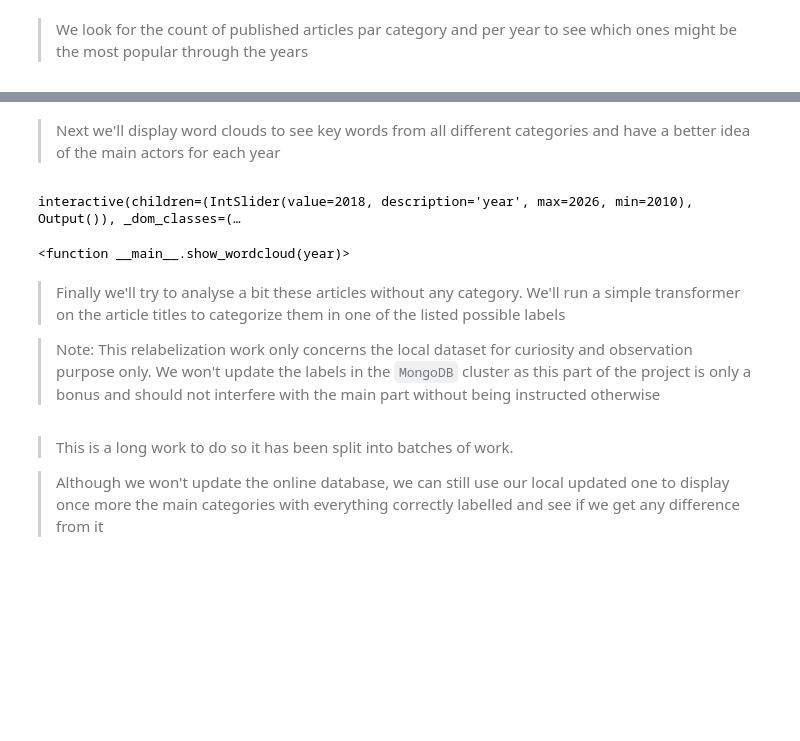
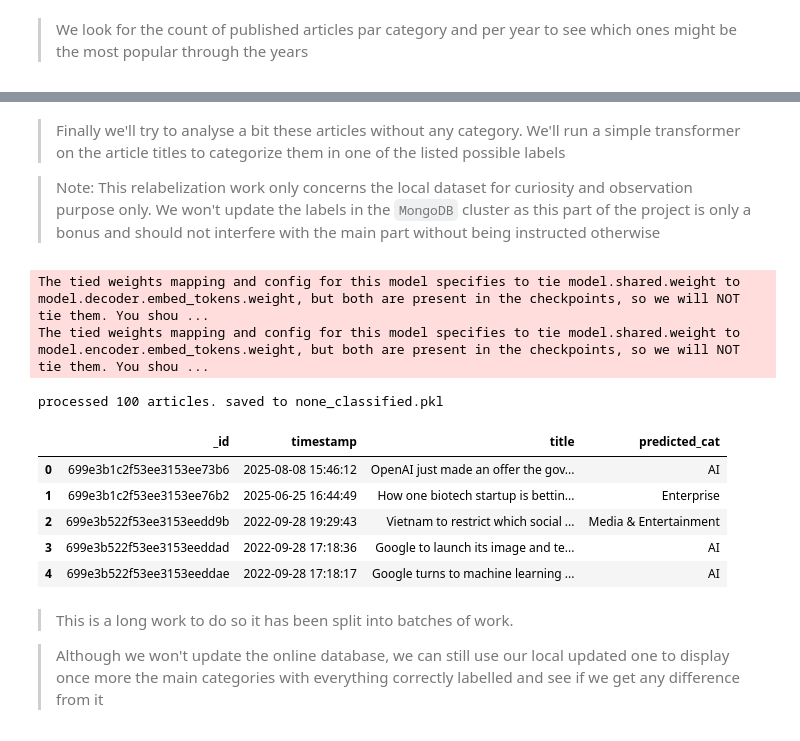
Before and after one commit to tartine-8/techscraper, a Jupyter notebook: analysis.ipynb, the cells around one changed output, grey strips where cells are left out. Saved outputs shown, nothing was run; the diff lists cells and outputs as text; code cells hidden in the pictures; blank space fills up the shorter version.

```diff
--- a/analysis.ipynb
+++ b/analysis.ipynb
@@ -149,43 +216,3 @@ plot_sub_categories(df_sub, 'genai models')
-# %% [markdown]
-> Next we'll display word clouds to see key words from all different categories and have a better idea of the main actors for each year
-# %%
-nlp = spacy.load('en_core_web_sm', disable=['parser', 'ner'])
-def get_actors_only(text):
-    doc = nlp(text)
-    keywords = [token.text for token in doc if token.pos_ in ['NOUN', 'PROPN']]
-    return ' '.join(keywords)
-
-year_text = {}
-for doc in data.find({}, {'title': 1, 'timestamp': 1}):
-    year = doc['timestamp'].year
-    year_text[year] = year_text.get(year, '') + ' ' + doc['title']
-
-tech_stopwords = set(STOPWORDS)
-tech_stopwords.update(TECH_STOPWORDS)
-
-def show_wordcloud(year):
-    text = get_actors_only(year_text[year])
-    wc = WordCloud(
-        width=800,
-        height=400,
-        background_color='black',
-        colormap='magma',
-        stopwords=tech_stopwords,
-        collocations=True,
-        collocation_threshold=10,
-        max_words=100,
-        font_path=None
-    ).generate(text)
-    plt.figure(figsize=(12,8))
-    plt.imshow(wc, interpolation='bilinear')
-    plt.axis('off')
-    plt.title(f'top trends in {year}')
-    plt.show()
-
-interact(show_wordcloud, year=(2010, 2026))
-# %% [output]
-interactive(children=(IntSlider(value=2018, description='year', max=2026, min=2010), Output()), _dom_classes=(…
-<function __main__.show_wordcloud(year)>
 # %% [markdown]
 > Finally we'll try to analyse a bit these articles without any category. We'll run a simple transformer on the article titles to categorize them in one of the listed possible labels
 
@@ -193,35 +220,45 @@ interactive(children=(IntSlider(value=2018, description='year', max=2026, min=20
 # %%
 candidate_labels = ['AI', 'Media & Entertainment', 'Hardware', 'Enterprise', 'Crypto', 'Fintech', 'Security', 'Climate']
 classifier = pipeline('zero-shot-classification',
                       model='valhalla/distilbart-mnli-12-3',
                       device=-1)
 
-file_name = 'none_classified.pkl'
+file_name = NONE_CLASSIFIED
 if os.path.exists(file_name):
     df_none = pd.read_pickle(file_name)
 else:
     df_none = pd.DataFrame(list(data.find({"category": "none"}, {"title": 1, 'timestamp': 1})))
     df_none['predicted_cat'] = None
 
 def run_batch(df, batch_size=1000):
-    pending = df[df['predicted_cat'].isna().head(batch_size)]
+    pending = df[df['predicted_cat'].isna()].head(batch_size)
 
     if pending.empty:
         print('all articles classified')
         return df
 
     titles = pending['title'].tolist()
     results = classifier(titles, candidate_labels)
 
     for i, res in enumerate(results):
         df.at[pending.index[i], 'predicted_cat'] = res['labels'][0]
 
     df.to_pickle(file_name)
     print(f'processed {len(pending)} articles. saved to {file_name}')
     return df
 
 df_none = run_batch(df_none, batch_size=100)
 df_none.head()
+# %% [output]
+The tied weights mapping and config for this model specifies to tie model.shared.weight to model.decoder.embed_tokens.weight, but both are present in the checkpoints, so we will NOT tie them. You shou ...
+The tied weights mapping and config for this model specifies to tie model.shared.weight to model.encoder.embed_tokens.weight, but both are present in the checkpoints, so we will NOT tie them. You shou ...
+processed 100 articles. saved to none_classified.pkl
+|  | _id | timestamp | title | predicted_cat |
+| 0 | 699e3b1c2f53ee3153ee73b6 | 2025-08-08 15:46:12 | OpenAI just made an offer the gov... | AI |
+| 1 | 699e3b1c2f53ee3153ee76b2 | 2025-06-25 16:44:49 | How one biotech startup is bettin... | Enterprise |
+| 2 | 699e3b522f53ee3153eedd9b | 2022-09-28 19:29:43 | Vietnam to restrict which social ... | Media & Entertainment |
+| 3 | 699e3b522f53ee3153eeddad | 2022-09-28 17:18:36 | Google to launch its image and te... | AI |
+| 4 | 699e3b522f53ee3153eeddae | 2022-09-28 17:18:17 | Google turns to machine learning ... | AI |
 # %% [markdown]
 > This is a long work to do so it has been split into batches of work.
 
```
Also changed, not shown: parts of 10 cells of this notebook, 2 other files.
